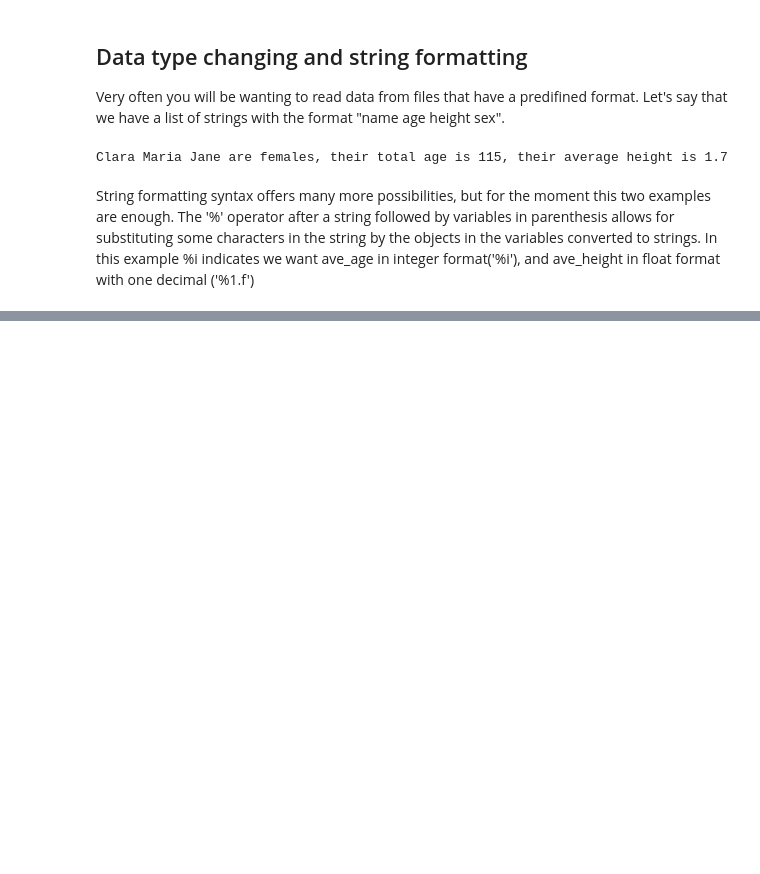
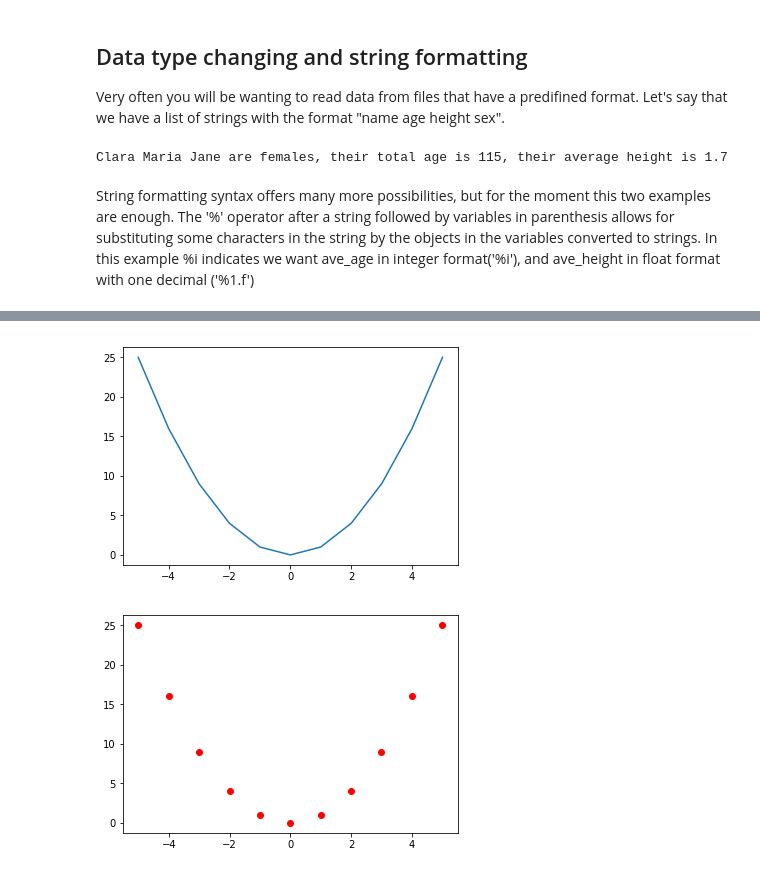
Before and after one commit to manulera/DivideWorkshop, a Jupyter notebook: ExerciseDay1/Intro.ipynb, the cells around one changed output, grey strips where cells are left out. Drawn from its saved outputs; the diff is of its cells as text; code cells hidden in the pictures; blank space fills up the shorter version.

```diff
--- a/ExerciseDay1/Intro.ipynb
+++ b/ExerciseDay1/Intro.ipynb
@@ -470,0 +546,34 @@ String formatting syntax offers many more possibilities, but for the moment this
+# %%
+# Here we import the module matplotlib.pyplot, but since its name is very long we define 'as plt', this
+# is the name that we have to write every time we want to use a function from the module we use the syntax
+# plt.function_name(arguments)
+
+import matplotlib.pyplot as plt
+
+## Fabricate the data
+
+# We make a list of integers that goes from -5 to 5
+x = range(-5,6)
+
+# With a for loop we construct a list of x^2
+y = list()
+for i in x:
+    y.append(i*i)
+
+
+# The function figure() creates an empty figure
+plt.figure()
+# The function plot draws a line with points x[0],y[0]; x[1],y[1], etc.
+plt.plot(x,y)
+
+# We create another figure and draw a scatter plot
+plt.figure()
+# Some functions have optional arguments. Most plotting functions have the optional argument 'color' used with this
+# syntax. You specify the color as a string
+plt.scatter(x,y,color='red')
+
+
+plt.show()
+# %% [output]
+[figure, added]
+[figure, added]
```
Also changed, not shown: parts of 8 cells of this notebook, 6 other files.
